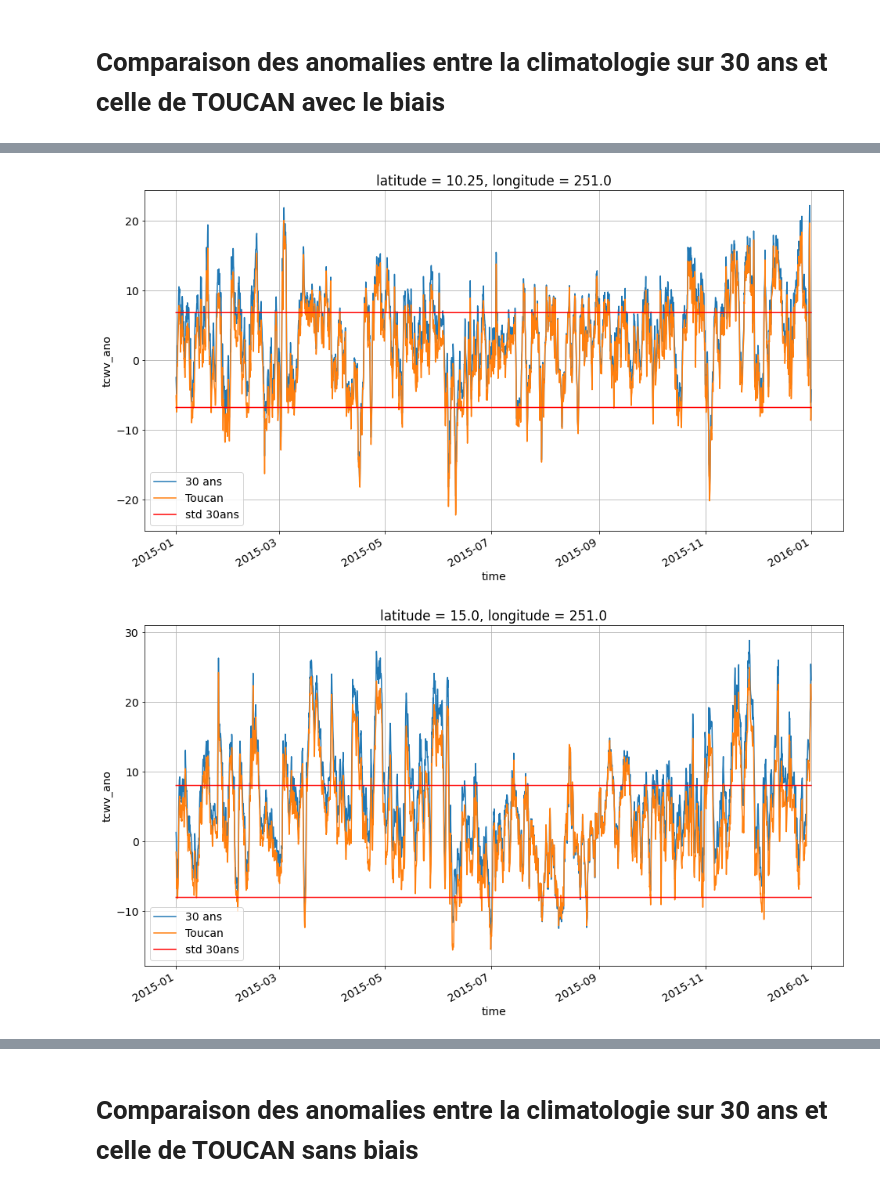
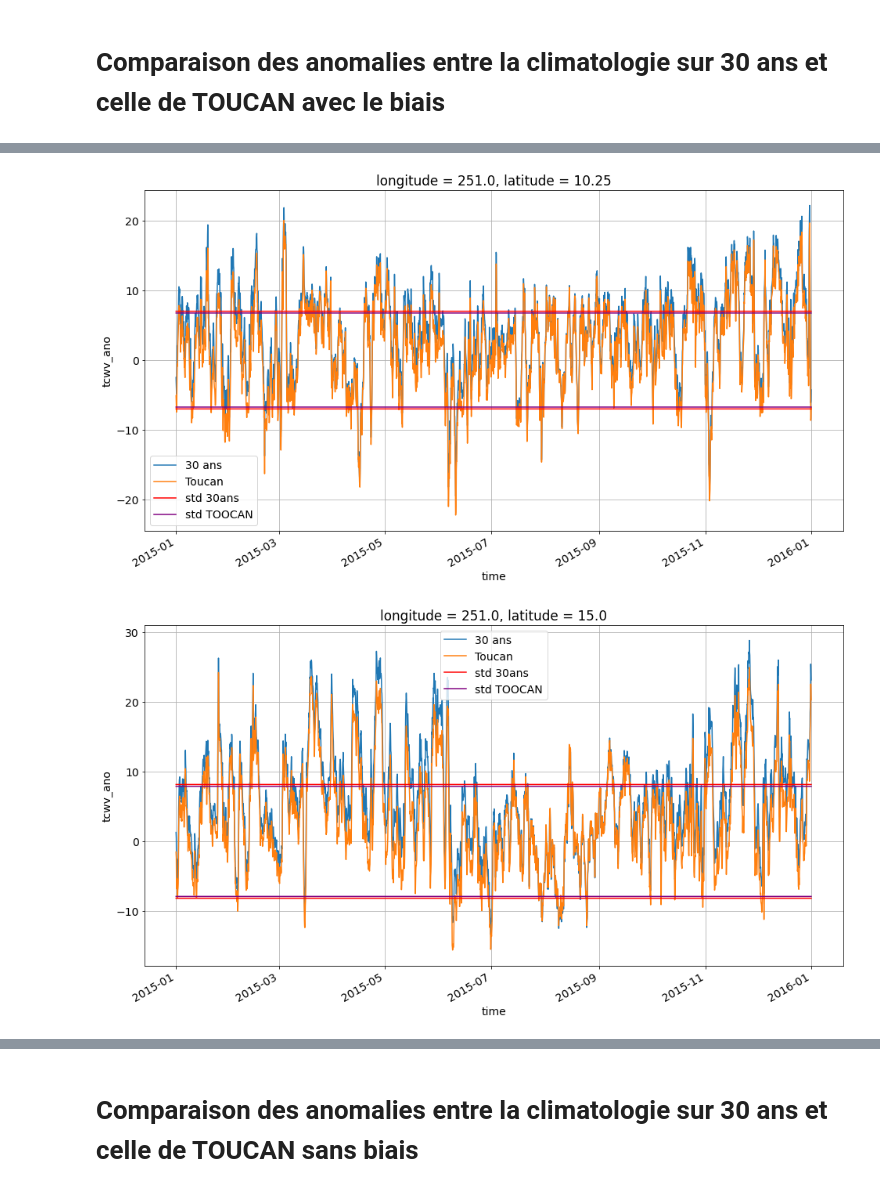
Before and after one commit to durandy86/TOWEL, a Jupyter notebook: VERIF/Anomaly/Anomaly_compare_30y_T.ipynb, the cells around one changed output, grey strips where cells are left out. Cells and saved outputs as stored; diff of their text form; code cells hidden in the pictures.

```diff
--- a/VERIF/Anomaly/Anomaly_compare_30y_T.ipynb
+++ b/VERIF/Anomaly/Anomaly_compare_30y_T.ipynb
@@ -98,11 +95,10 @@ plt.show()
 # %% [markdown]
 # Comparaison des anomalies entre la climatologie sur 30 ans et celle de TOUCAN avec le biais
 # %%
-std = xr.open_mfdataset(indir_anom + '/MEAN/ds_anom_std_Y_PTOUCAN_C30.nc')
+std = xr.open_mfdataset(indir_anom + '/MEAN/ds_anom_std_Y.nc')
 std = std.expand_dims(time = da.time)
 std_B = xr.open_mfdataset(indir_anom + '/MEAN/ds_anom_std_Y_TOUCAN.nc')
 std_B = std_B.expand_dims(time = da.time)
 
 std_n = -std
 std_B_n = -std_B
-std
@@ -129,20 +105,19 @@ Attributes: (0)
 # %%
 latitude = [10.3, 15, 20]
 longitude = 251
 
-
-
 for i in latitude :
-
     plt.figure(figsize=(16,8))
     da.sel(latitude = i, longitude = longitude, method = 'nearest').plot(label = '30 ans')
     da_T_B.sel(latitude = i, longitude = longitude, method = 'nearest').plot(label = 'Toucan')
     std['tcwv_ano'].sel(latitude = i, longitude = longitude, method = 'nearest').plot(label = 'std 30ans', color = 'red')
     std_n['tcwv_ano'].sel(latitude = i, longitude = longitude, method = 'nearest').plot(color = 'red')
+    std_B['tcwv_ano'].sel(latitude = i, longitude = longitude, method = 'nearest').plot(label = 'std TOOCAN', color = 'purple')
+    std_B_n['tcwv_ano'].sel(latitude = i, longitude = longitude, method = 'nearest').plot(color = 'purple')
     # ds_smot_T_5h['tcwv_smooth'].sel(latitude = latitude, longitude = longitude).plot(hue='longitude')
     plt.grid()
     plt.legend()
     plt.show()
 # %% [output]
-[figure, old version]
+[figure, new version]
-[figure, old version]
+[figure, new version]
```
Also changed, not shown: parts of 14 cells of this notebook, 38 other files.
